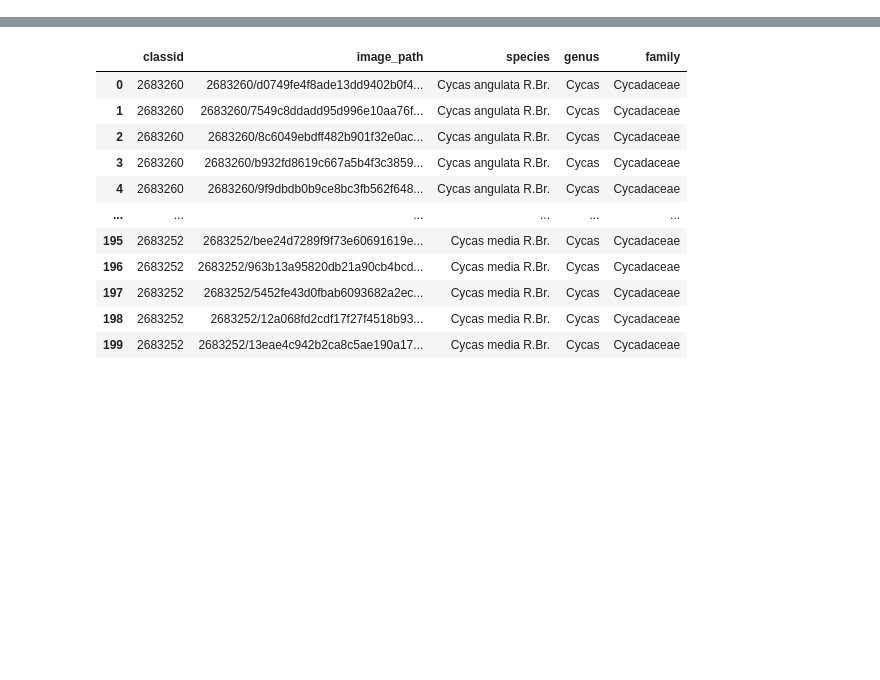
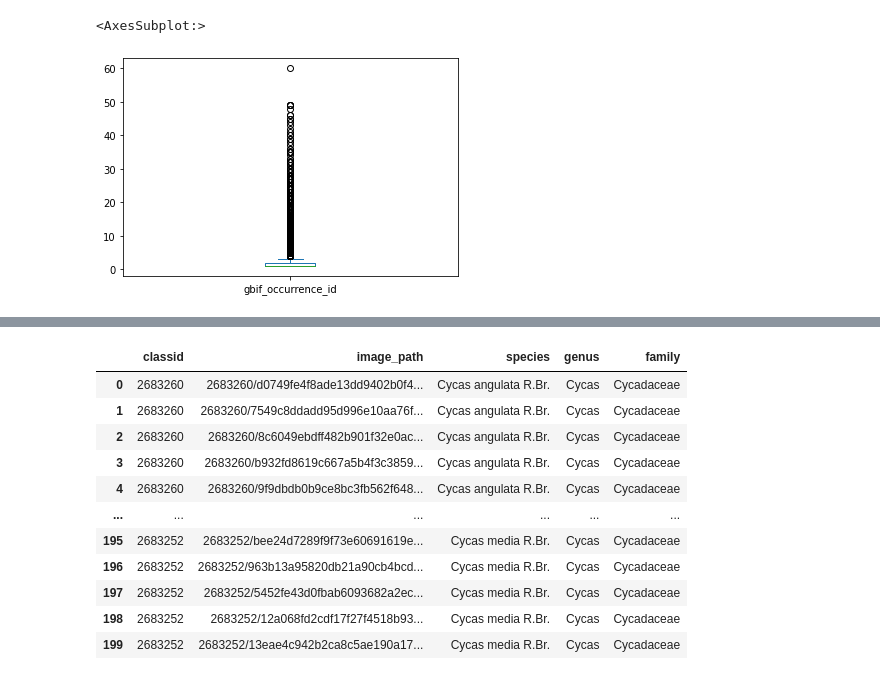
Before and after one commit to maeotaku/biomachina_hierarchical_softmax, a Jupyter notebook: supr_training.ipynb, the cells around one changed output, grey strips where cells are left out. Drawn from its saved outputs; the diff is of its cells as text; code cells hidden in the pictures; blank space fills up the shorter version.

```diff
--- a/supr_training.ipynb
+++ b/supr_training.ipynb
@@ -26,2 +38,7 @@ df['classid'].nunique(), df['species'].nunique()
+# %%
+df['gbif_occurrence_id'].value_counts().plot.box()
+# %% [output]
+<AxesSubplot:>
+[figure, added]
 # %%
 df.species.nunique(), df.genus.nunique(), df.family.nunique()
```
Also changed, not shown: parts of 7 cells of this notebook, 52 other files.
